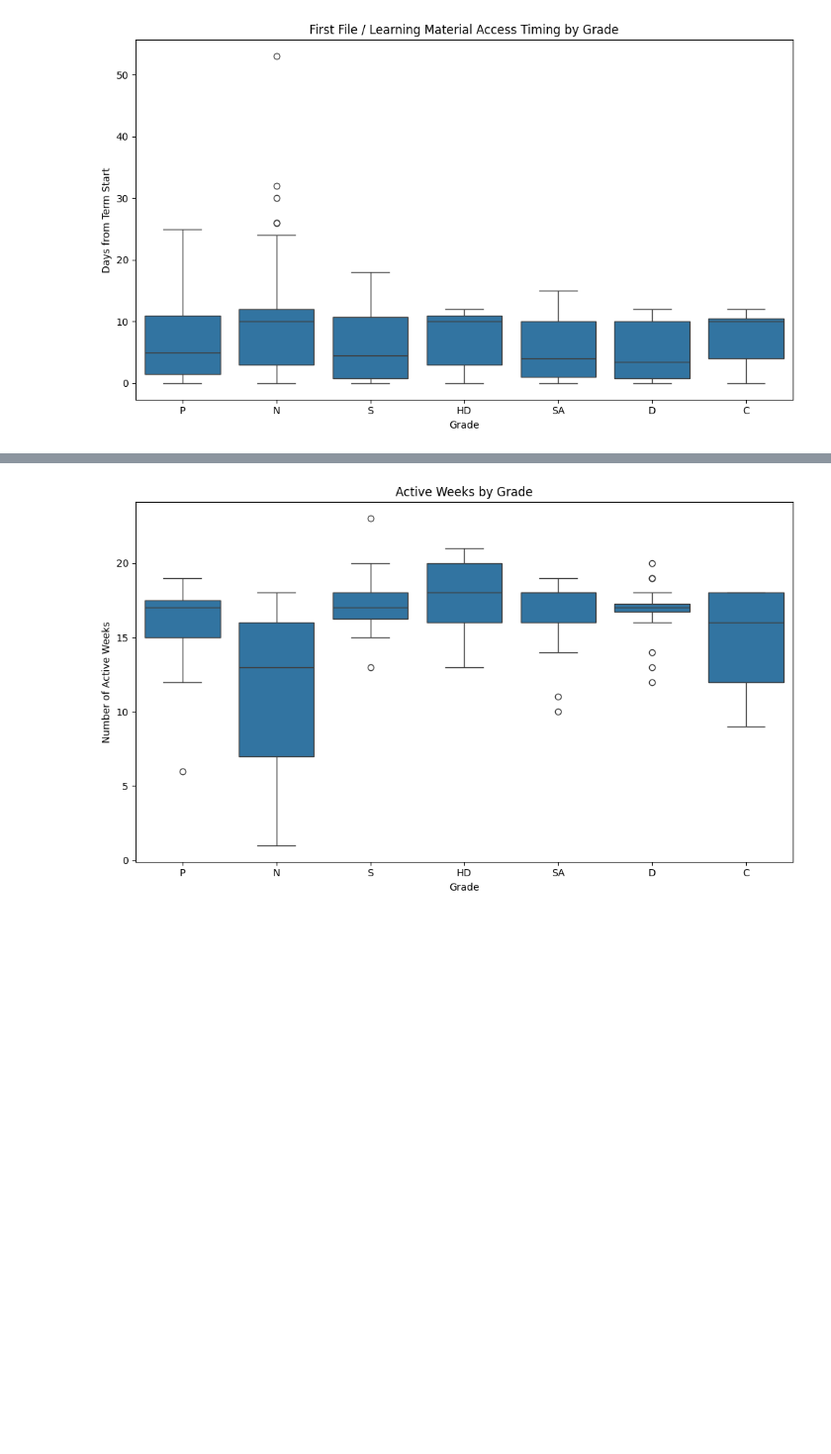
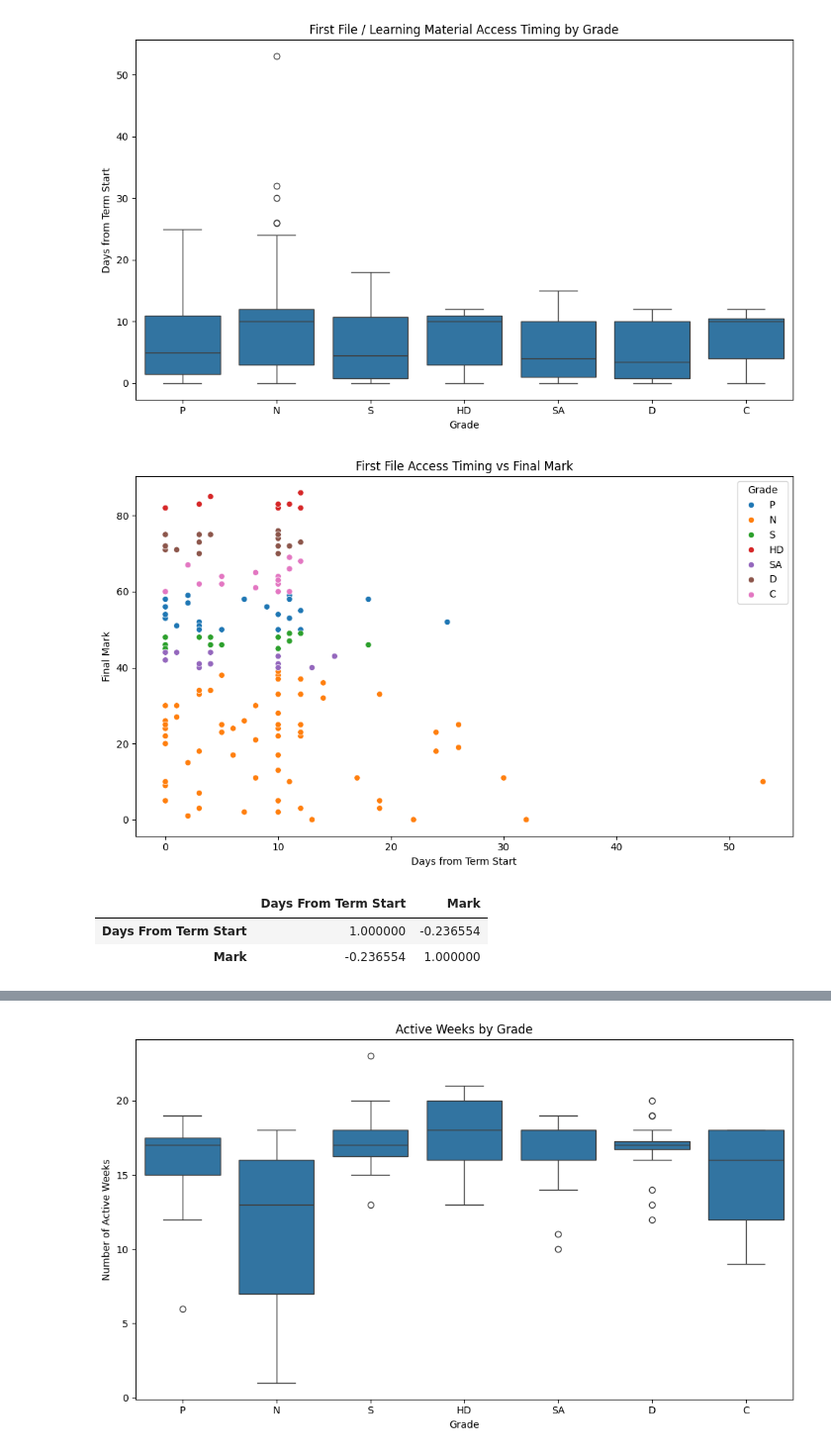
Before and after one commit to Rhea-myat/Smart-LMS-Dashboard-Moodle, a Jupyter notebook: explore_v1.1.ipynb, the cells around one changed output, grey strips where cells are left out. Shown at 99% size. Saved outputs shown, nothing was run; the diff lists cells and outputs as text; code cells hidden in the pictures; blank space fills up the shorter version.

```diff
--- a/explore_v1.1.ipynb
+++ b/explore_v1.1.ipynb
@@ -1603,3 +1625,23 @@ plt.tight_layout()
 plt.show()
 # %% [output]
 [figure]
+# %%
+# calculate correlation between first file/learning material access timing and final mark
+plt.figure(figsize=(10, 6))
+sns.scatterplot(
+    data=first_file_access,
+    x='Days From Term Start',
+    y='Mark',
+    hue='Grade'
+)
+plt.title('First File Access Timing vs Final Mark')
+plt.xlabel('Days from Term Start')
+plt.ylabel('Final Mark')
+plt.tight_layout()
+plt.show()
+first_file_access[['Days From Term Start', 'Mark']].corr()
+# %% [output]
+[figure, added]
+|  | Days From Term Start | Mark |
+| Days From Term Start | 1.000000 | -0.236554 |
+| Mark | -0.236554 | 1.000000 |
```
Also changed, not shown: parts of 41 cells of this notebook, 2 other files.
